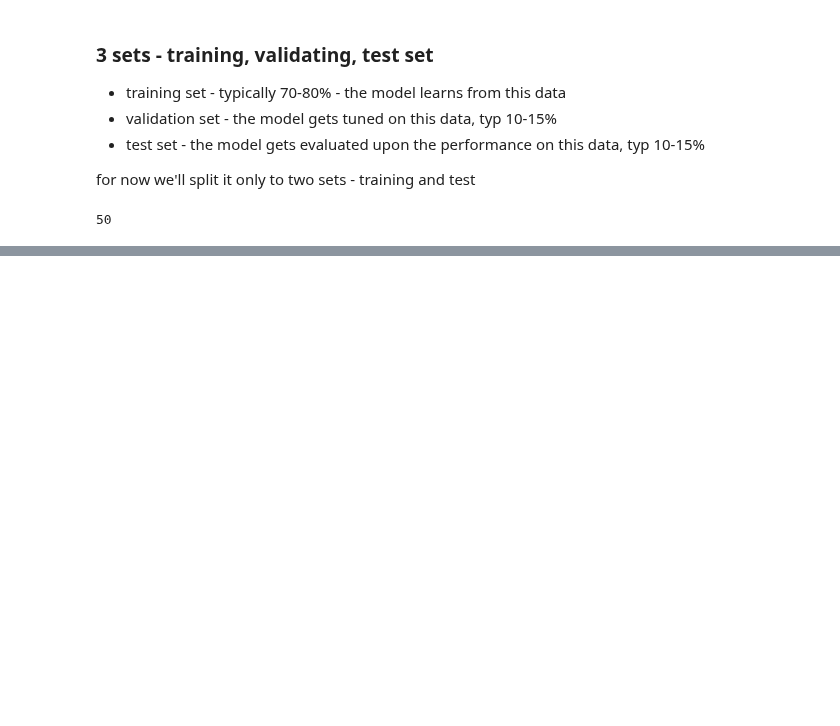
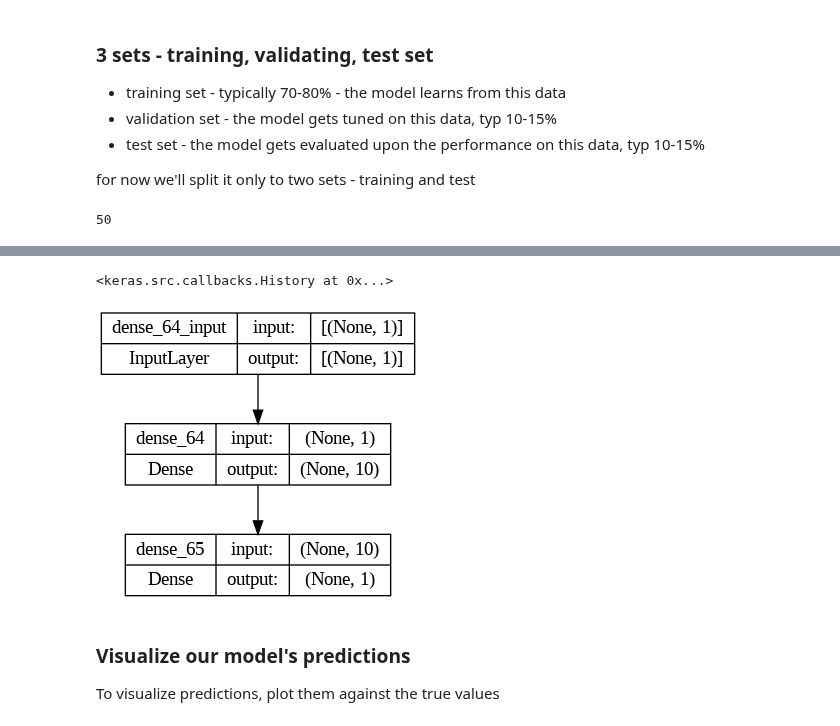
Before and after one commit to kacper-dobrow/tensorflow-course, a Jupyter notebook: 01_neural_net_regression_in_tf.ipynb, the cells around one changed output, grey strips where cells are left out. Saved outputs shown, nothing was run; the diff lists cells and outputs as text; code cells hidden in the pictures; blank space fills up the shorter version.

```diff
--- a/01_neural_net_regression_in_tf.ipynb
+++ b/01_neural_net_regression_in_tf.ipynb
@@ -264,0 +292,15 @@ y_test = y[40:]
+# %%
+# Let's create a model thet builds automatically by defining the input_shape argument in the first layer
+tf.random.set_seed(42)
+
+# 1. Create
+model = tf.keras.Sequential([
+    tf.keras.layers.Dense(10, input_shape = (1,)), #dense means that the layer is fully connected
+    tf.keras.layers.Dense(1)
+    ])
+
+# 2. compile
+model.compile(loss = 'mae',
+              optimizer = tf.keras.optimizers.SGD(),
+              metrics = 'mae') # alternatively a list of metrics
+model.summary()
@@ -264,0 +327,15 @@ y_test = y[40:]
+# %%
+# Fit to data
+
+model.fit(X_train,y_train, epochs=100, verbose = 0)
+# %% [output]
+<keras.src.callbacks.History at 0x...>
+# %%
+from tensorflow.keras.utils import plot_model
+plot_model(model=model,show_shapes=True)
+# %% [output]
+[figure, added]
+# %% [markdown]
+### Visualize our model's predictions
+
+To visualize predictions, plot them against the true values
```
Also changed, not shown: parts of 16 cells of this notebook.
